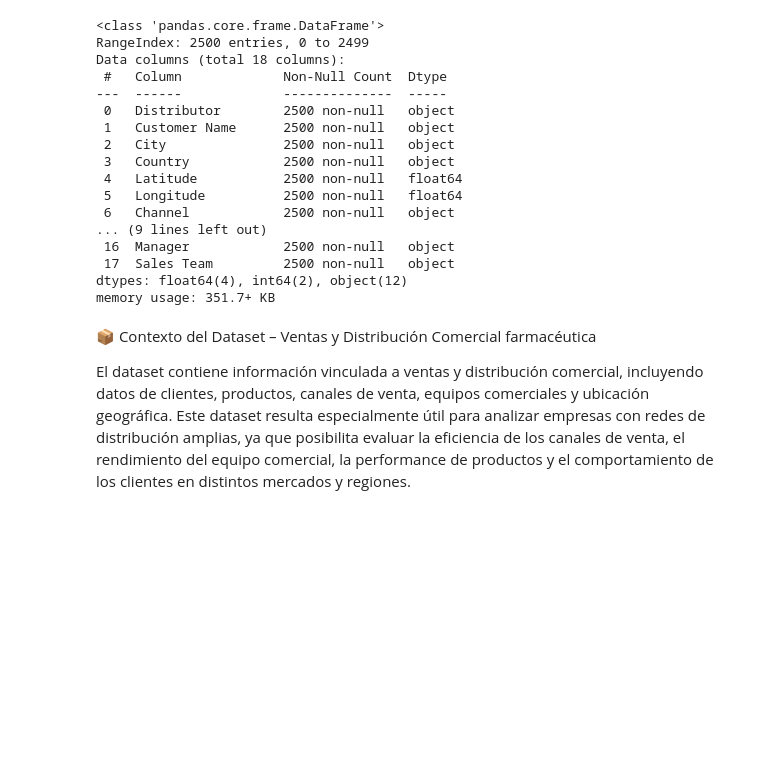
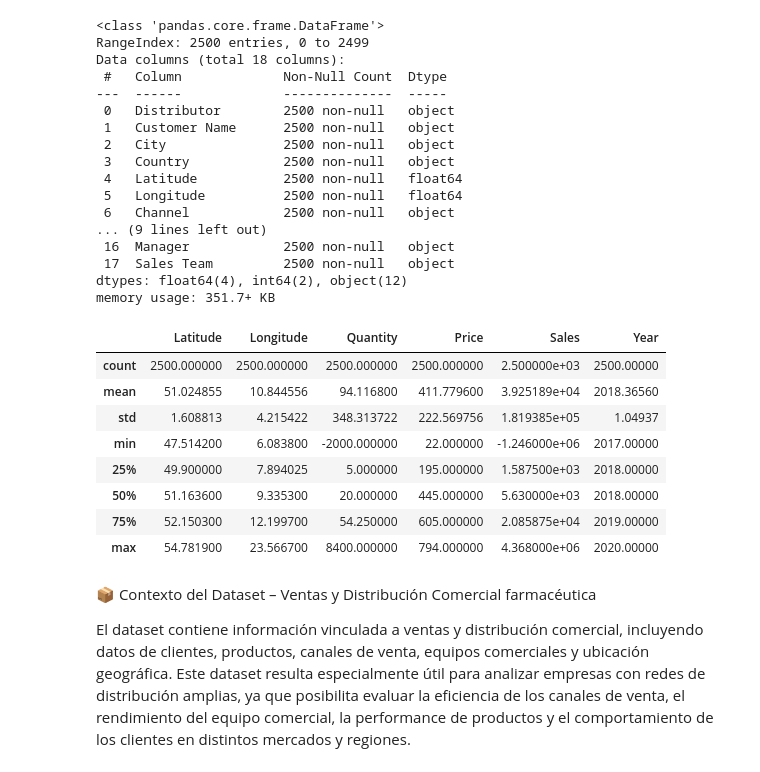
Before and after one commit to Rubis-Becerra/DS1_Datasets, a Jupyter notebook: notebooks/Datasets+Becerra.ipynb, the cells around one changed output. Saved outputs shown, nothing was run; the diff lists cells and outputs as text; code cells hidden in the pictures; blank space fills up the shorter version.

```diff
--- a/notebooks/Datasets+Becerra.ipynb
+++ b/notebooks/Datasets+Becerra.ipynb
@@ -116,6 +128,18 @@ Data columns (total 18 columns):
  17  Sales Team         2500 non-null   object
 dtypes: float64(4), int64(2), object(12)
 memory usage: 351.7+ KB
+# %%
+df_pharma.describe()
+# %% [output]
+|  | Latitude | Longitude | Quantity | Price | Sales | Year |
+| count | 2500.000000 | 2500.000000 | 2500.000000 | 2500.000000 | 2.500000e+03 | 2500.00000 |
+| mean | 51.024855 | 10.844556 | 94.116800 | 411.779600 | 3.925189e+04 | 2018.36560 |
+| std | 1.608813 | 4.215422 | 348.313722 | 222.569756 | 1.819385e+05 | 1.04937 |
+| min | 47.514200 | 6.083800 | -2000.000000 | 22.000000 | -1.246000e+06 | 2017.00000 |
+| 25% | 49.900000 | 7.894025 | 5.000000 | 195.000000 | 1.587500e+03 | 2018.00000 |
+| 50% | 51.163600 | 9.335300 | 20.000000 | 445.000000 | 5.630000e+03 | 2018.00000 |
+| 75% | 52.150300 | 12.199700 | 54.250000 | 605.000000 | 2.085875e+04 | 2019.00000 |
+| max | 54.781900 | 23.566700 | 8400.000000 | 794.000000 | 4.368000e+06 | 2020.00000 |
 # %% [markdown]
 📦 Contexto del Dataset – Ventas y Distribución Comercial farmacéutica
 
```
Also changed, not shown: parts of 2 cells of this notebook, 2 other files.
